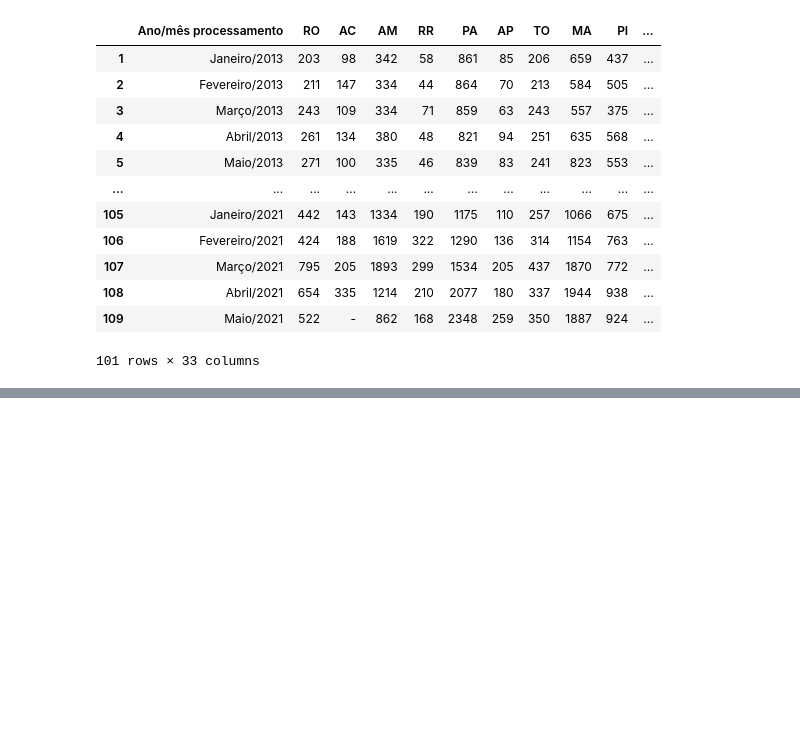
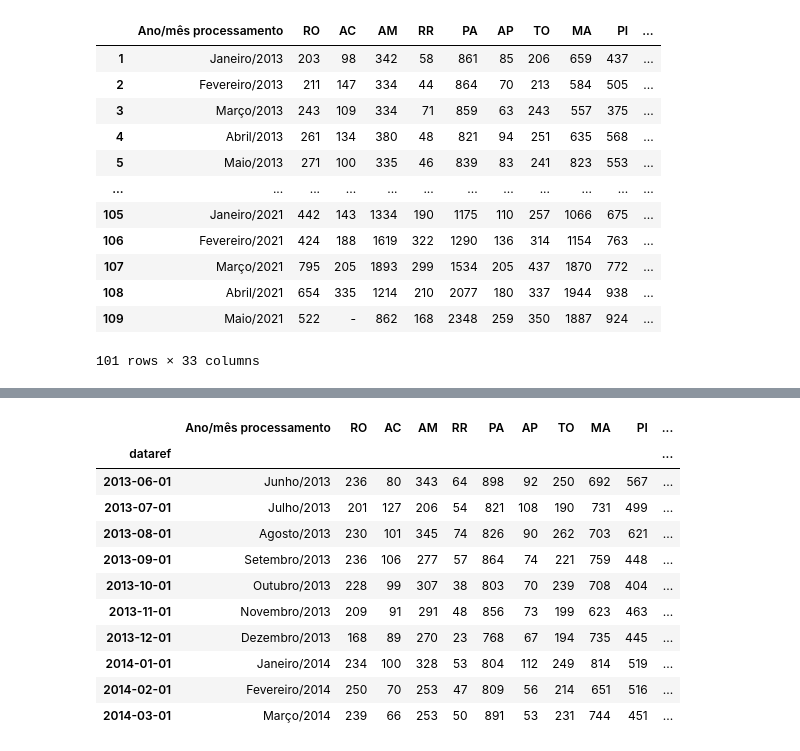
Before and after one commit to lvb86/PD_LSTM_GA, a Jupyter notebook: code/Obitos_Tabnet_2013_2021.ipynb, the cells around one changed output, grey strips where cells are left out. Cells and saved outputs as stored; diff of their text form; code cells hidden in the pictures; blank space fills up the shorter version.

```diff
--- a/code/Obitos_Tabnet_2013_2021.ipynb
+++ b/code/Obitos_Tabnet_2013_2021.ipynb
@@ -179,0 +231,15 @@ tabnet
+# %%
+dec.iloc[5:15,:]
+# %% [output]
+|  | Ano/mês processamento | RO | AC | AM | RR | PA | AP | TO | MA | PI | ... |
+| dataref |  |  |  |  |  |  |  |  |  |  | ... |
+| 2013-06-01 | Junho/2013 | 236 | 80 | 343 | 64 | 898 | 92 | 250 | 692 | 567 | ... |
+| 2013-07-01 | Julho/2013 | 201 | 127 | 206 | 54 | 821 | 108 | 190 | 731 | 499 | ... |
+| 2013-08-01 | Agosto/2013 | 230 | 101 | 345 | 74 | 826 | 90 | 262 | 703 | 621 | ... |
+| 2013-09-01 | Setembro/2013 | 236 | 106 | 277 | 57 | 864 | 74 | 221 | 759 | 448 | ... |
+| 2013-10-01 | Outubro/2013 | 228 | 99 | 307 | 38 | 803 | 70 | 239 | 708 | 404 | ... |
+| 2013-11-01 | Novembro/2013 | 209 | 91 | 291 | 48 | 856 | 73 | 199 | 623 | 463 | ... |
+| 2013-12-01 | Dezembro/2013 | 168 | 89 | 270 | 23 | 768 | 67 | 194 | 735 | 445 | ... |
+| 2014-01-01 | Janeiro/2014 | 234 | 100 | 328 | 53 | 804 | 112 | 249 | 814 | 519 | ... |
+| 2014-02-01 | Fevereiro/2014 | 250 | 70 | 253 | 47 | 809 | 56 | 214 | 651 | 516 | ... |
+| 2014-03-01 | Março/2014 | 239 | 66 | 253 | 50 | 891 | 53 | 231 | 744 | 451 | ... |
```
Also changed, not shown: parts of 9 cells of this notebook.
